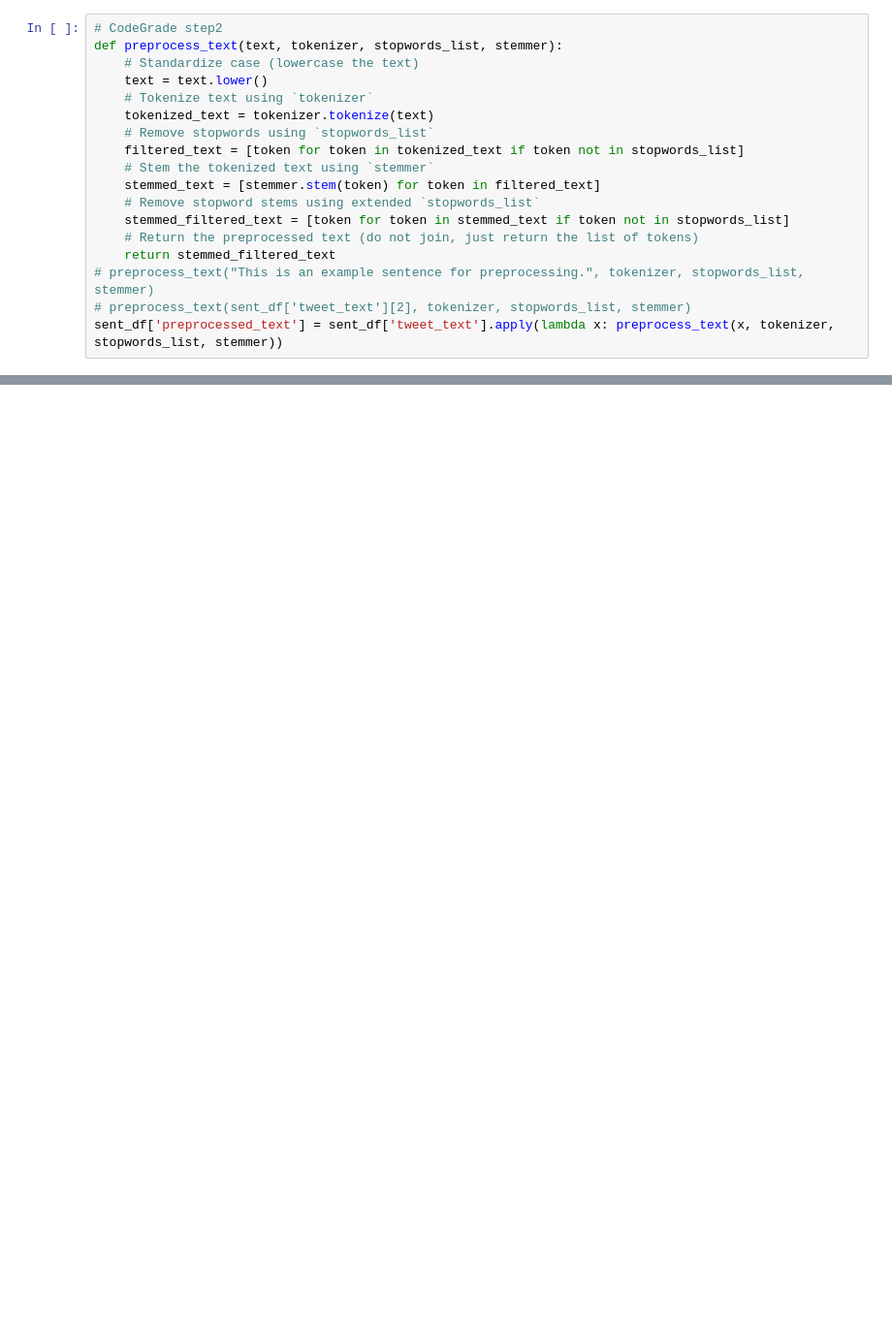
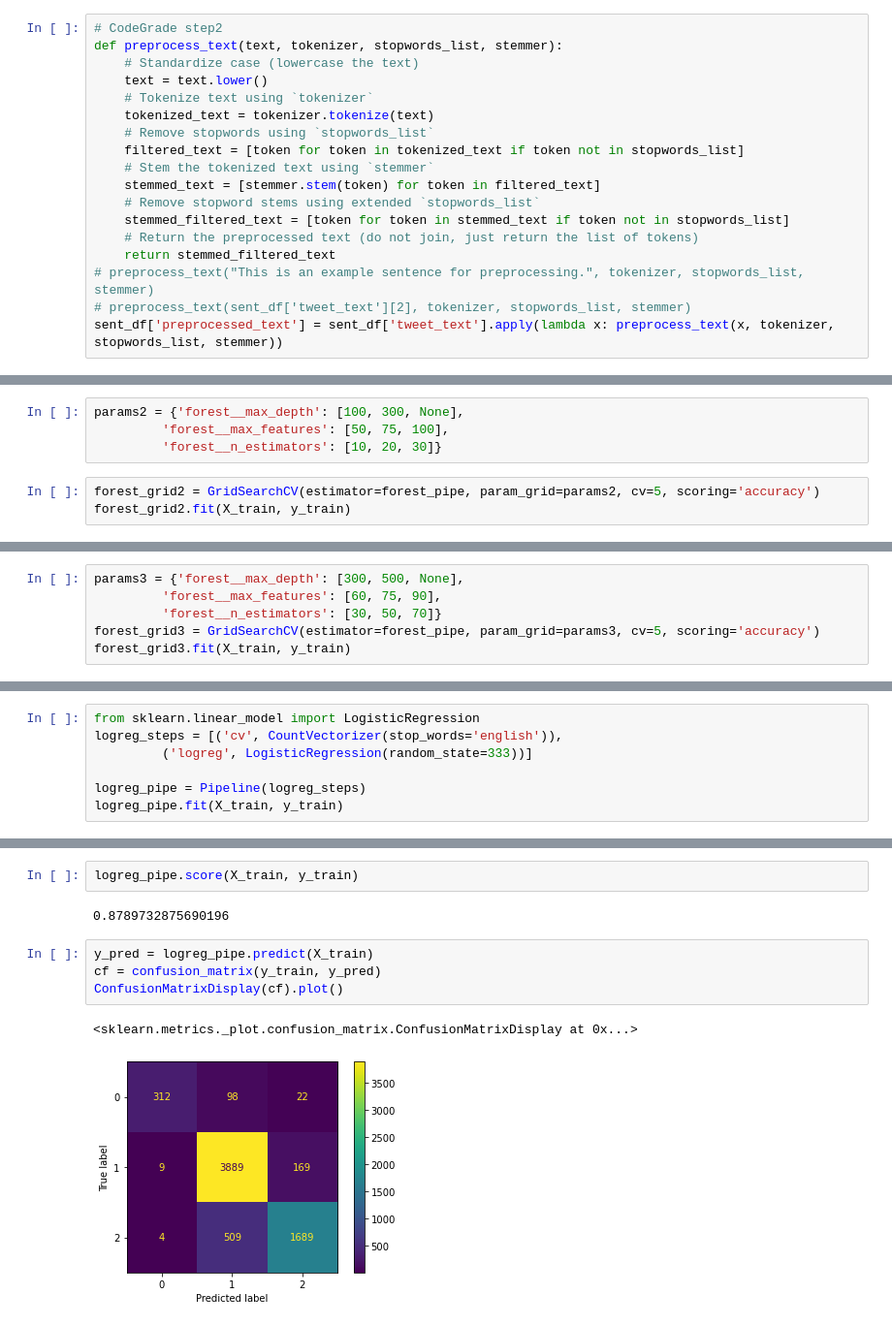
Before and after one commit to Ben-Gilbert333/Twitter_NLP, a Jupyter notebook: bobby_notebook.ipynb, the cells around one changed output, grey strips where cells are left out. Shown at 97% size. Drawn from its saved outputs; the diff is of its cells as text; blank space fills up the shorter version.

Commit message:
rf and logreg models

```diff
--- a/bobby_notebook.ipynb
+++ b/bobby_notebook.ipynb
@@ -246,0 +284,7 @@ X_train
+# %%
+params2 = {'forest__max_depth': [100, 300, None],
+         'forest__max_features': [50, 75, 100],
+         'forest__n_estimators': [10, 20, 30]}
+# %%
+forest_grid2 = GridSearchCV(estimator=forest_pipe, param_grid=params2, cv=5, scoring='accuracy')
+forest_grid2.fit(X_train, y_train)
@@ -246,0 +308,6 @@ X_train
+# %%
+params3 = {'forest__max_depth': [300, 500, None],
+         'forest__max_features': [60, 75, 90],
+         'forest__n_estimators': [30, 50, 70]}
+forest_grid3 = GridSearchCV(estimator=forest_pipe, param_grid=params3, cv=5, scoring='accuracy')
+forest_grid3.fit(X_train, y_train)
@@ -246,0 +335,7 @@ X_train
+# %%
+from sklearn.linear_model import LogisticRegression
+logreg_steps = [('cv', CountVectorizer(stop_words='english')),
+         ('logreg', LogisticRegression(random_state=333))]
+
+logreg_pipe = Pipeline(logreg_steps)
+logreg_pipe.fit(X_train, y_train)
@@ -246,0 +354,11 @@ X_train
+# %%
+logreg_pipe.score(X_train, y_train)
+# %% [output]
+0.8789732875690196
+# %%
+y_pred = logreg_pipe.predict(X_train)
+cf = confusion_matrix(y_train, y_pred)
+ConfusionMatrixDisplay(cf).plot()
+# %% [output]
+<sklearn.metrics._plot.confusion_matrix.ConfusionMatrixDisplay at 0x...>
+[figure, added]
```
Also changed, not shown: parts of 35 cells of this notebook.
